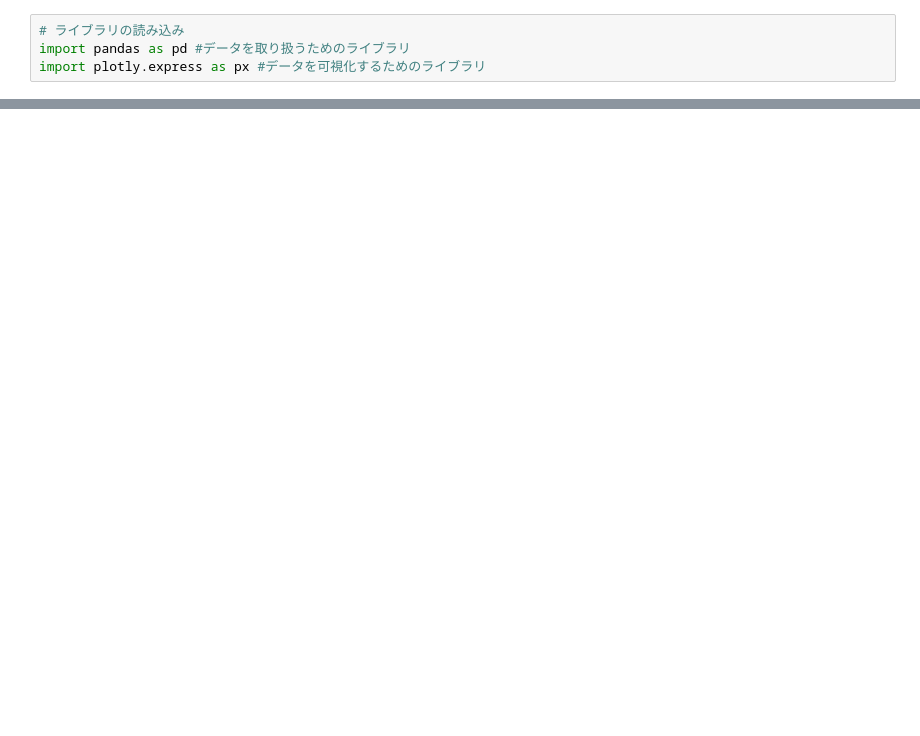
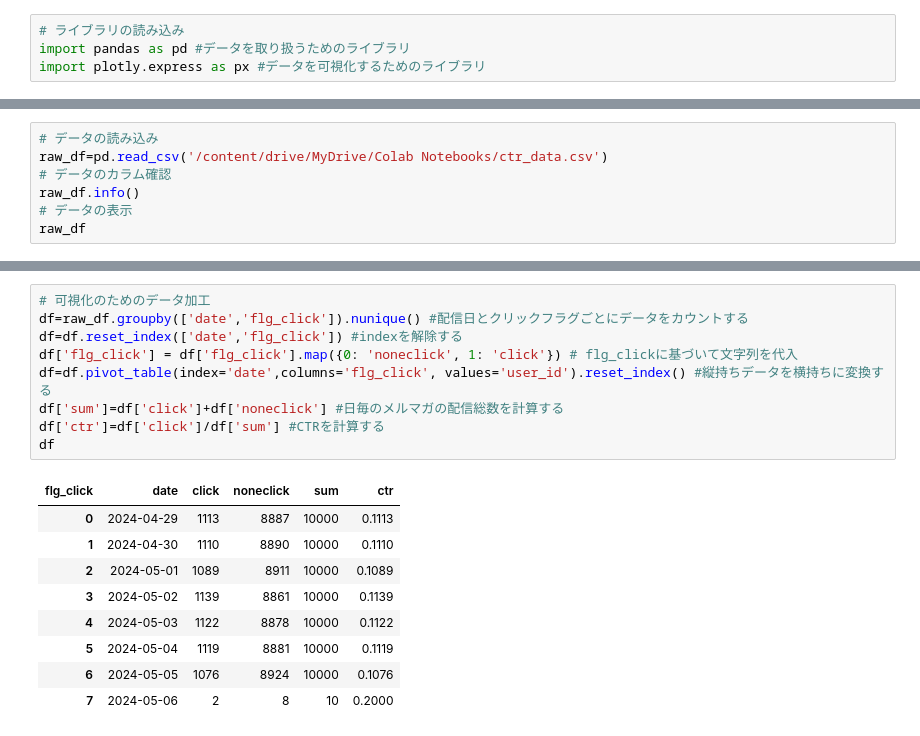
Before and after one commit to umedadada/nikkei_software_202407, a Jupyter notebook: 2024_nikkei_02.ipynb, the cells around one changed output, grey strips where cells are left out. Cells and saved outputs as stored; diff of their text form; blank space fills up the shorter version.

```diff
--- a/2024_nikkei_02.ipynb
+++ b/2024_nikkei_02.ipynb
@@ -134,0 +198,7 @@ fig
+# %%
+# データの読み込み
+raw_df=pd.read_csv('/content/drive/MyDrive/Colab Notebooks/ctr_data.csv')
+# データのカラム確認
+raw_df.info()
+# データの表示
+raw_df
@@ -134,0 +229,19 @@ fig
+# %%
+# 可視化のためのデータ加工
+df=raw_df.groupby(['date','flg_click']).nunique() #配信日とクリックフラグごとにデータをカウントする
+df=df.reset_index(['date','flg_click']) #indexを解除する
+df['flg_click'] = df['flg_click'].map({0: 'noneclick', 1: 'click'}) # flg_clickに基づいて文字列を代入
+df=df.pivot_table(index='date',columns='flg_click', values='user_id').reset_index() #縦持ちデータを横持ちに変換する
+df['sum']=df['click']+df['noneclick'] #日毎のメルマガの配信総数を計算する
+df['ctr']=df['click']/df['sum'] #CTRを計算する
+df
+# %% [output]
+| flg_click | date | click | noneclick | sum | ctr |
+| 0 | 2024-04-29 | 1113 | 8887 | 10000 | 0.1113 |
+| 1 | 2024-04-30 | 1110 | 8890 | 10000 | 0.1110 |
+| 2 | 2024-05-01 | 1089 | 8911 | 10000 | 0.1089 |
+| 3 | 2024-05-02 | 1139 | 8861 | 10000 | 0.1139 |
+| 4 | 2024-05-03 | 1122 | 8878 | 10000 | 0.1122 |
+| 5 | 2024-05-04 | 1119 | 8881 | 10000 | 0.1119 |
+| 6 | 2024-05-05 | 1076 | 8924 | 10000 | 0.1076 |
+| 7 | 2024-05-06 | 2 | 8 | 10 | 0.2000 |
```
Also changed, not shown: parts of 19 cells of this notebook.
